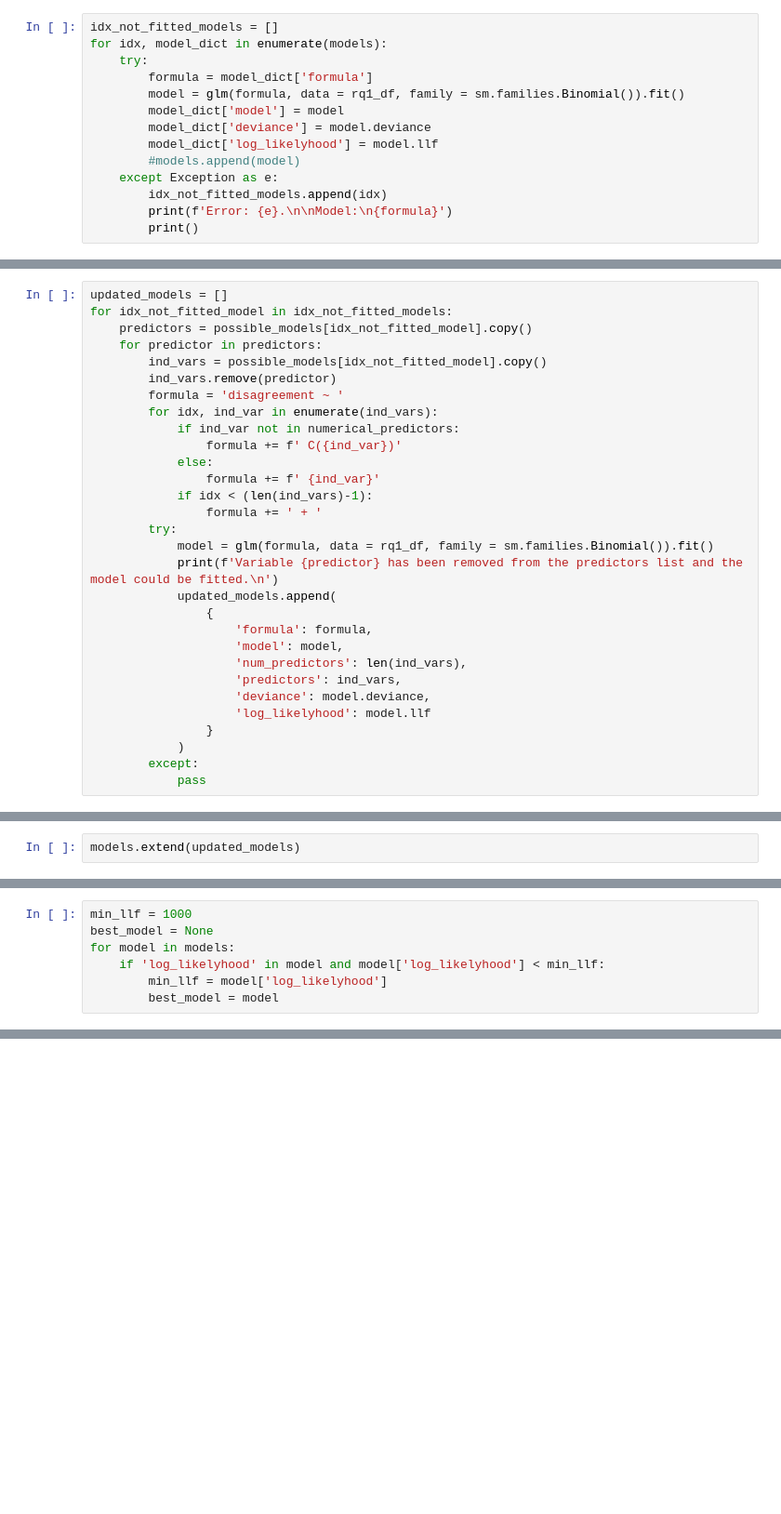
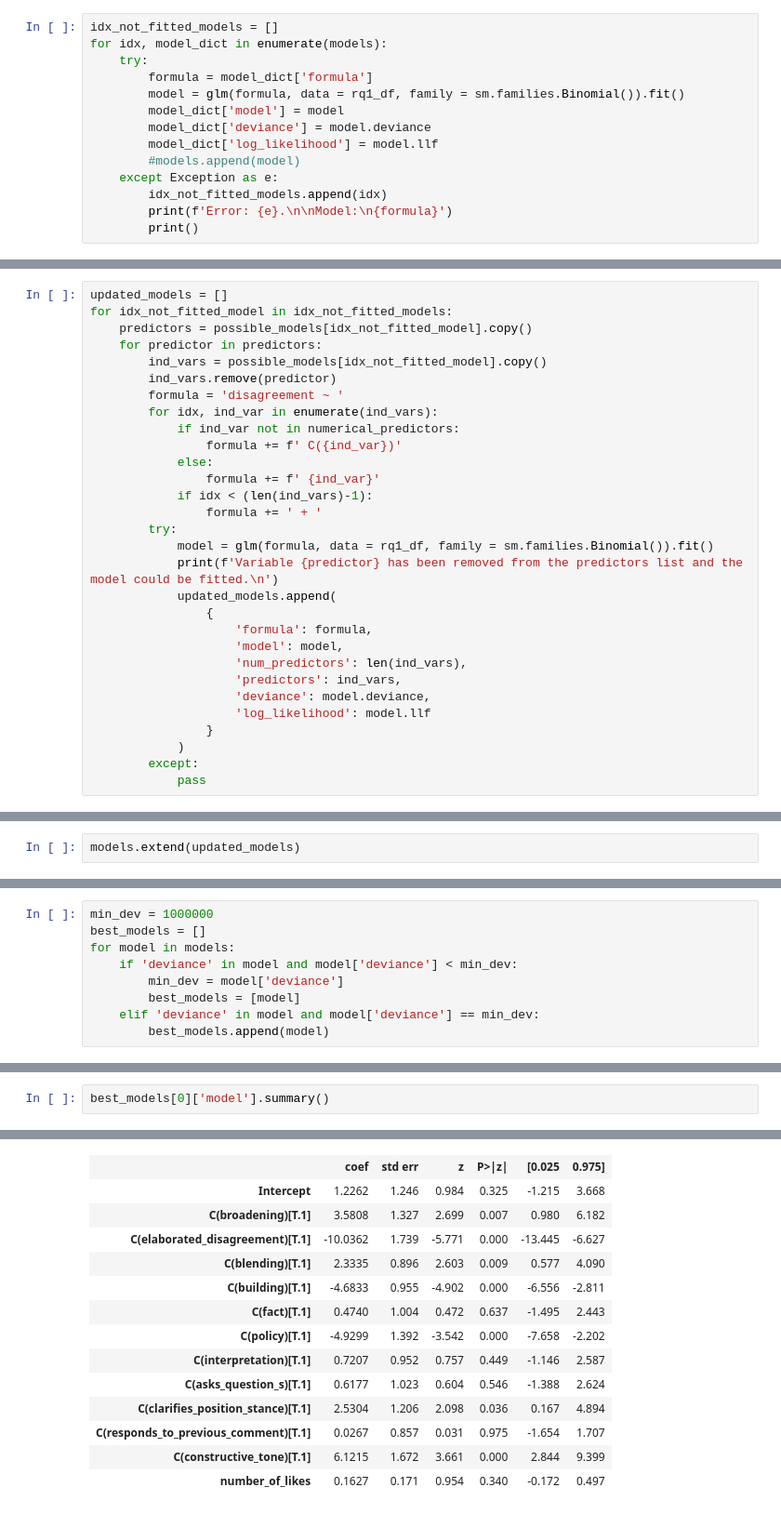
Before and after one commit to joausaga/disagreement, a Jupyter notebook: disagreement.ipynb, the cells around one changed output, grey strips where cells are left out. Shown: that part at 93% size. Cells and saved outputs as stored; diff of their text form; blank space fills up the shorter version.

```diff
--- a/disagreement.ipynb
+++ b/disagreement.ipynb
@@ -523,7 +538,7 @@ for idx, model_dict in enumerate(models):
         model = glm(formula, data = rq1_df, family = sm.families.Binomial()).fit()
         model_dict['model'] = model
         model_dict['deviance'] = model.deviance
-        model_dict['log_likelyhood'] = model.llf
+        model_dict['log_likelihood'] = model.llf
         #models.append(model)
     except Exception as e:
         idx_not_fitted_models.append(idx)
@@ -561,7 +576,7 @@ for idx_not_fitted_model in idx_not_fitted_models:
                     'num_predictors': len(ind_vars),
                     'predictors': ind_vars,
                     'deviance': model.deviance,
-                    'log_likelyhood': model.llf
+                    'log_likelihood': model.llf
                 }
             )
         except:
@@ -610,7 +599,0 @@ models[0]
-# %%
-min_llf = 1000
-best_model = None
-for model in models:
-    if 'log_likelyhood' in model and model['log_likelyhood'] < min_llf:
-        min_llf = model['log_likelyhood']
-        best_model = model
@@ -654,0 +604,9 @@ vif.sort_values('VIF', ascending=False)
+# %%
+min_dev = 1000000
+best_models = []
+for model in models:
+    if 'deviance' in model and model['deviance'] < min_dev:
+        min_dev = model['deviance']
+        best_models = [model]
+    elif 'deviance' in model and model['deviance'] == min_dev:
+        best_models.append(model)
@@ -654,0 +619,3 @@ vif.sort_values('VIF', ascending=False)
+# %%
+best_models[0]['model'].summary()
+# %% [output]
@@ -654,0 +632,14 @@ vif.sort_values('VIF', ascending=False)
+|  | coef | std err | z | P>|z| | [0.025 | 0.975] |
+| Intercept | 1.2262 | 1.246 | 0.984 | 0.325 | -1.215 | 3.668 |
+| C(broadening)[T.1] | 3.5808 | 1.327 | 2.699 | 0.007 | 0.980 | 6.182 |
+| C(elaborated_disagreement)[T.1] | -10.0362 | 1.739 | -5.771 | 0.000 | -13.445 | -6.627 |
+| C(blending)[T.1] | 2.3335 | 0.896 | 2.603 | 0.009 | 0.577 | 4.090 |
+| C(building)[T.1] | -4.6833 | 0.955 | -4.902 | 0.000 | -6.556 | -2.811 |
+| C(fact)[T.1] | 0.4740 | 1.004 | 0.472 | 0.637 | -1.495 | 2.443 |
+| C(policy)[T.1] | -4.9299 | 1.392 | -3.542 | 0.000 | -7.658 | -2.202 |
+| C(interpretation)[T.1] | 0.7207 | 0.952 | 0.757 | 0.449 | -1.146 | 2.587 |
+| C(asks_question_s)[T.1] | 0.6177 | 1.023 | 0.604 | 0.546 | -1.388 | 2.624 |
+| C(clarifies_position_stance)[T.1] | 2.5304 | 1.206 | 2.098 | 0.036 | 0.167 | 4.894 |
+| C(responds_to_previous_comment)[T.1] | 0.0267 | 0.857 | 0.031 | 0.975 | -1.654 | 1.707 |
+| C(constructive_tone)[T.1] | 6.1215 | 1.672 | 3.661 | 0.000 | 2.844 | 9.399 |
+| number_of_likes | 0.1627 | 0.171 | 0.954 | 0.340 | -0.172 | 0.497 |
```
Also changed, not shown: parts of 52 cells of this notebook.
